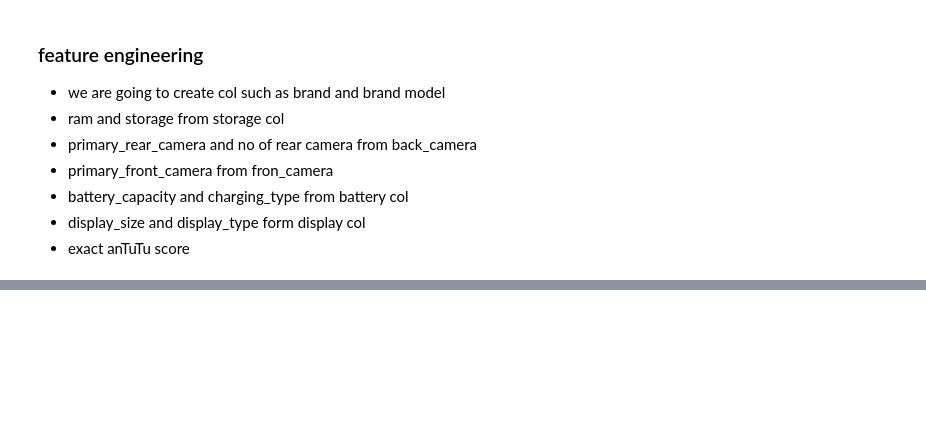
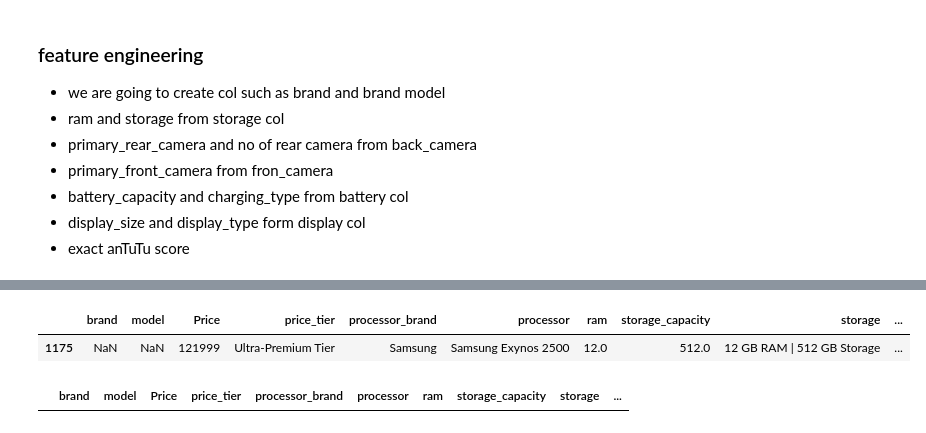
Before and after one commit to harshit00052/91-mobiles-smartphone-analysis, a Jupyter notebook: data_assessing&cleaning/assessing_cleaning.ipynb, the cells around one changed output, grey strips where cells are left out. Saved outputs shown, nothing was run; the diff lists cells and outputs as text; code cells hidden in the pictures; blank space fills up the shorter version.

```diff
--- a/data_assessing&cleaning/assessing_cleaning.ipynb
+++ b/data_assessing&cleaning/assessing_cleaning.ipynb
@@ -309,0 +342,15 @@ df['antutu_score'] = df['antutu_score'].astype('Int64')
+# %%
+df['charging_type'] = df['charging_type'].str.strip().str.split(' ').str[0].str.split('W').str[0].astype(float)
+# %%
+def set_tier(price):
+    if price<15000:
+        return "Budget Tier"
+    elif price < 30000:
+        return "Mid Tier"
+    elif price < 45000:
+        return "High Tier"
+    else:
+        return "Ultra-Premium Tier"
+# %%
+price_tier = df['Price'].apply(set_tier)
+df.insert(3, "price_tier", price_tier)
@@ -309,0 +360,5 @@ df['antutu_score'] = df['antutu_score'].astype('Int64')
+# %%
+df[df['brand'].isnull()]
+# %% [output]
+|  | brand | model | Price | price_tier | processor_brand | processor | ram | storage_capacity | storage | ... |
+| 1175 | NaN | NaN | 121999 | Ultra-Premium Tier | Samsung | Samsung Exynos 2500 | 12.0 | 512.0 | 12 GB RAM | 512 GB Storage | ... |
@@ -309,0 +367,4 @@ df['antutu_score'] = df['antutu_score'].astype('Int64')
+# %%
+df[df['brand'].isnull()]
+# %% [output]
+|  | brand | model | Price | price_tier | processor_brand | processor | ram | storage_capacity | storage | ... |
```
Also changed, not shown: parts of 26 cells of this notebook, 2 other files.
